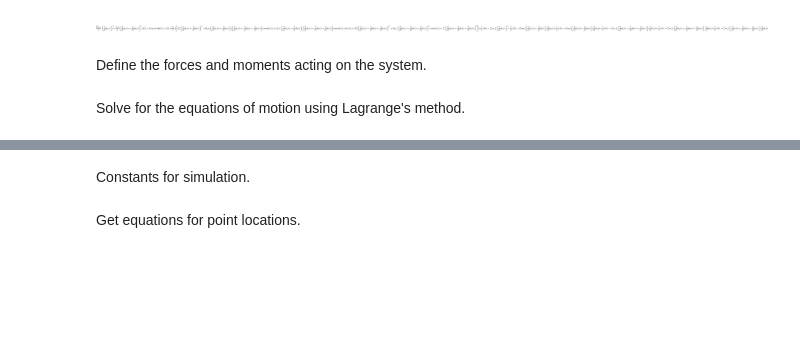
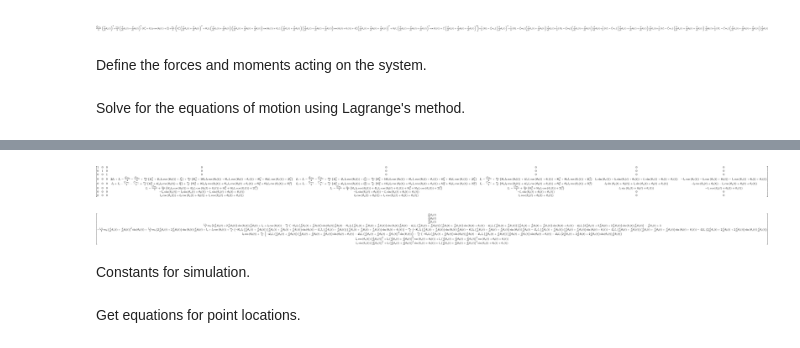
Before and after one commit to jgoppert/control-systems, a Jupyter notebook: 4 Bar.ipynb, the cells around one changed output, grey strips where cells are left out. Drawn from its saved outputs; the diff is of its cells as text; code cells hidden in the pictures; blank space fills up the shorter version.

```diff
--- a/4 Bar.ipynb
+++ b/4 Bar.ipynb
@@ -112,3 +110,11 @@ lm.form_lagranges_equations()
+# %%
+lm.mass_matrix_full
+# %% [output]
+[figure, added]
+# %%
+lm.forcing_full
+# %% [output]
+[figure, added]
 # %% [markdown]
 Constants for simulation.
 # %%
```
Also changed, not shown: parts of 8 cells of this notebook.
